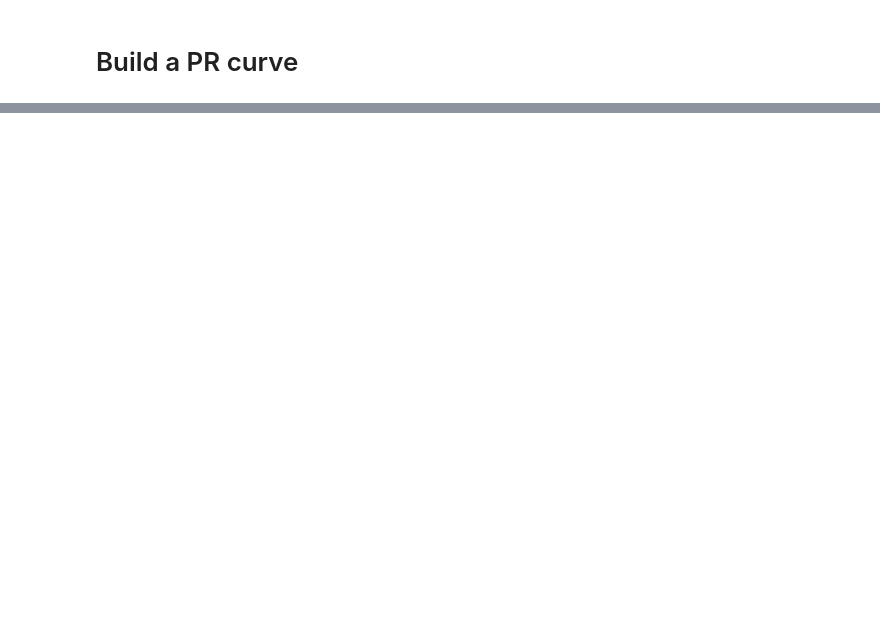
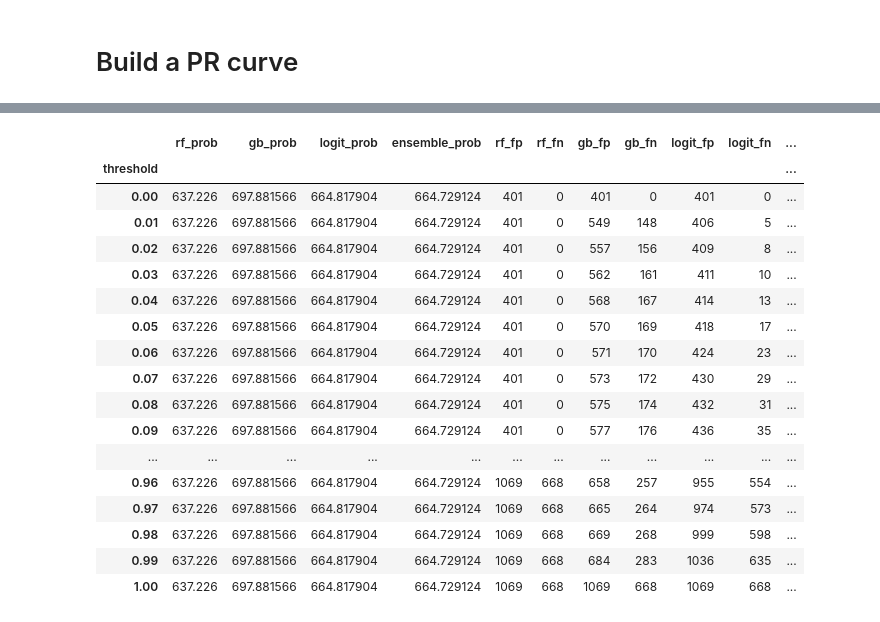
Before and after one commit to yeewill/Classification-Project-DSjobs, a Jupyter notebook: Make ROC and PR Curves.ipynb, the cells around one changed output, grey strips where cells are left out. Drawn from its saved outputs; the diff is of its cells as text; code cells hidden in the pictures; blank space fills up the shorter version.

```diff
--- a/Make ROC and PR Curves.ipynb
+++ b/Make ROC and PR Curves.ipynb
@@ -89,0 +212,21 @@ plt.show()
+# %%
+tte.groupby(by= 'threshold').sum()
+# %% [output]
+|  | rf_prob | gb_prob | logit_prob | ensemble_prob | rf_fp | rf_fn | gb_fp | gb_fn | logit_fp | logit_fn | ... |
+| threshold |  |  |  |  |  |  |  |  |  |  | ... |
+| 0.00 | 637.226 | 697.881566 | 664.817904 | 664.729124 | 401 | 0 | 401 | 0 | 401 | 0 | ... |
+| 0.01 | 637.226 | 697.881566 | 664.817904 | 664.729124 | 401 | 0 | 549 | 148 | 406 | 5 | ... |
+| 0.02 | 637.226 | 697.881566 | 664.817904 | 664.729124 | 401 | 0 | 557 | 156 | 409 | 8 | ... |
+| 0.03 | 637.226 | 697.881566 | 664.817904 | 664.729124 | 401 | 0 | 562 | 161 | 411 | 10 | ... |
+| 0.04 | 637.226 | 697.881566 | 664.817904 | 664.729124 | 401 | 0 | 568 | 167 | 414 | 13 | ... |
+| 0.05 | 637.226 | 697.881566 | 664.817904 | 664.729124 | 401 | 0 | 570 | 169 | 418 | 17 | ... |
+| 0.06 | 637.226 | 697.881566 | 664.817904 | 664.729124 | 401 | 0 | 571 | 170 | 424 | 23 | ... |
+| 0.07 | 637.226 | 697.881566 | 664.817904 | 664.729124 | 401 | 0 | 573 | 172 | 430 | 29 | ... |
+| 0.08 | 637.226 | 697.881566 | 664.817904 | 664.729124 | 401 | 0 | 575 | 174 | 432 | 31 | ... |
+| 0.09 | 637.226 | 697.881566 | 664.817904 | 664.729124 | 401 | 0 | 577 | 176 | 436 | 35 | ... |
+| ... | ... | ... | ... | ... | ... | ... | ... | ... | ... | ... | ... |
+| 0.96 | 637.226 | 697.881566 | 664.817904 | 664.729124 | 1069 | 668 | 658 | 257 | 955 | 554 | ... |
+| 0.97 | 637.226 | 697.881566 | 664.817904 | 664.729124 | 1069 | 668 | 665 | 264 | 974 | 573 | ... |
+| 0.98 | 637.226 | 697.881566 | 664.817904 | 664.729124 | 1069 | 668 | 669 | 268 | 999 | 598 | ... |
+| 0.99 | 637.226 | 697.881566 | 664.817904 | 664.729124 | 1069 | 668 | 684 | 283 | 1036 | 635 | ... |
+| 1.00 | 637.226 | 697.881566 | 664.817904 | 664.729124 | 1069 | 668 | 1069 | 668 | 1069 | 668 | ... |
```
Also changed, not shown: parts of 19 cells of this notebook, 3 other files.
